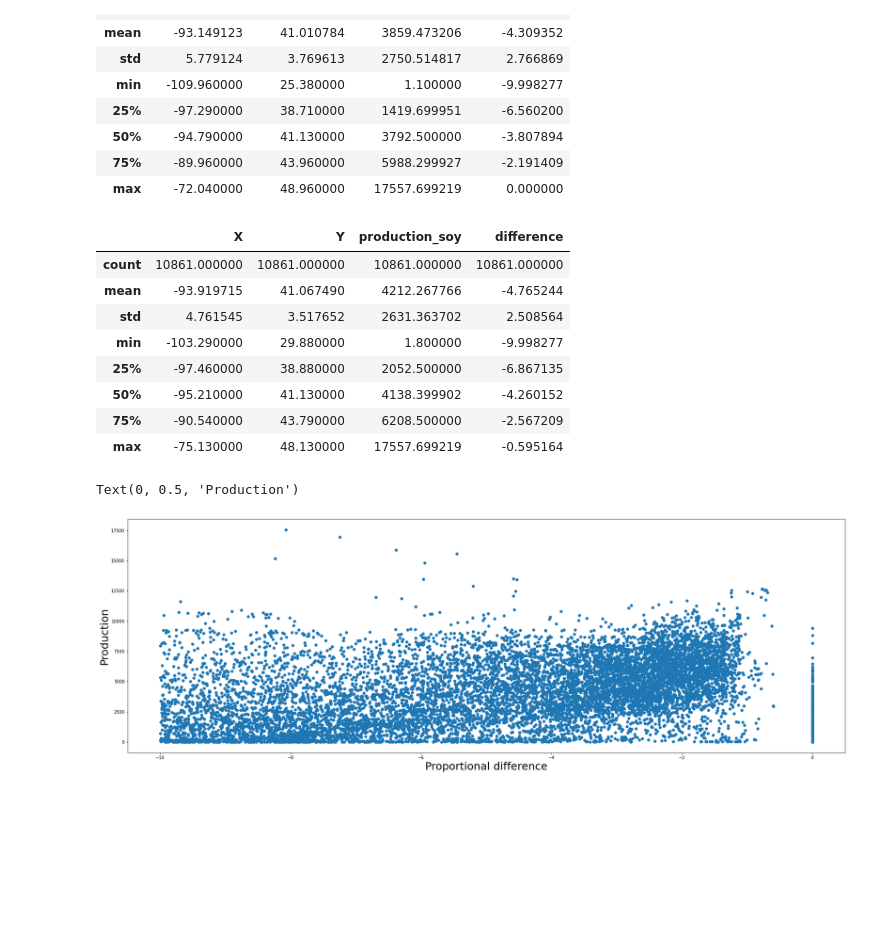
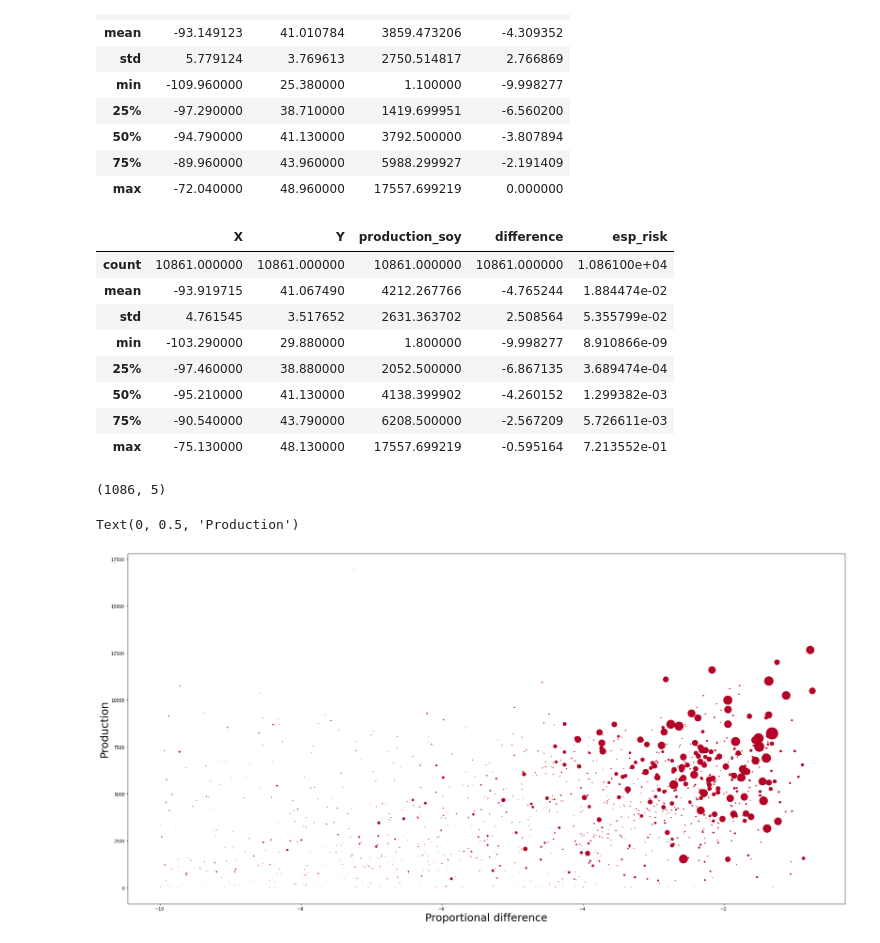
Before and after one commit to Vizzuality/landgriffon, a Jupyter notebook: data/notebooks/Lab/8_Water_risk_test.ipynb, the cells around one changed output. Saved outputs shown, nothing was run; the diff lists cells and outputs as text; code cells hidden in the pictures; blank space fills up the shorter version.

Commit message:
Updated check water risk indicator

```diff
--- a/data/notebooks/Lab/8_Water_risk_test.ipynb
+++ b/data/notebooks/Lab/8_Water_risk_test.ipynb
@@ -254,7 +254,7 @@ Input file size is 4320, 1668
 # %%
 diff=pd.read_csv('../../datasets/processed/water_indicators/differences_soy.xyz', sep=" ", header=None)
 diff.columns=["X", "Y", "difference"]
-diff.dropna(inplace=True)
+#diff.dropna(inplace=True)
 diff.describe()
 # %% [output]
 |  | X | Y | difference |
@@ -309,8 +309,8 @@ Input file size is 4320, 1668
 0...10...20...30...40...50...60...70...80...90...100 - done.
 All done
 # %%
-#esp=pd.read_csv('../../datasets/processed/water_indicators/risk_especific_soy.xyz', sep=" ", header=None)
-#esp.columns=["X", "Y", "esp_risk"]
+esp=pd.read_csv('../../datasets/processed/water_indicators/risk_especific_soy.xyz', sep=" ", header=None)
+esp.columns=["X", "Y", "esp_risk"]
 #esp.dropna(inplace=True)
 
 #dflt=pd.read_csv('../../datasets/processed/water_indicators/risk_especific_soy.xyz', sep=" ", header=None)
@@ -319,7 +319,7 @@ All done
 
 prod=pd.read_csv('../../datasets/processed/water_indicators/production_soy.xyz', sep=" ", header=None)
 prod.columns=["X", "Y", "production_soy"]
-prod.dropna(inplace=True)
+#prod.dropna(inplace=True)
 # %%
 prod[prod['production_soy']>1].describe()
 # %% [output]
@@ -338,7 +338,7 @@ Create a clean dataframe with cases where production > 1tn and differences < 10
 # %%
 prod=prod.round({'X':2, 'Y':2})
 diff=diff.round({'X':2, 'Y':2})
-df_combined=prod.merge(diff['difference'], left_index=True, right_index=True, how='inner')
+df_combined=prod.merge(diff['difference'], left_index=True, right_index=True, how='inner').merge(esp['esp_risk'], left_index=True, right_index=True, how='inner')
 df_combined_clean=df_combined[(df_combined['production_soy']>1) & (df_combined['difference'] > -10)]
 df_combined_clean.head()
 # %% [output]
@@ -363,22 +363,30 @@ df_combined_clean.describe()
 # %%
 df_combined_clean[df_combined_clean['difference'] != 0].describe()
 # %% [output]
-|  | X | Y | production_soy | difference |
-| count | 10861.000000 | 10861.000000 | 10861.000000 | 10861.000000 |
-| mean | -93.919715 | 41.067490 | 4212.267766 | -4.765244 |
-| std | 4.761545 | 3.517652 | 2631.363702 | 2.508564 |
-| min | -103.290000 | 29.880000 | 1.800000 | -9.998277 |
-| 25% | -97.460000 | 38.880000 | 2052.500000 | -6.867135 |
-| 50% | -95.210000 | 41.130000 | 4138.399902 | -4.260152 |
-| 75% | -90.540000 | 43.790000 | 6208.500000 | -2.567209 |
-| max | -75.130000 | 48.130000 | 17557.699219 | -0.595164 |
+|  | X | Y | production_soy | difference | esp_risk |
+| count | 10861.000000 | 10861.000000 | 10861.000000 | 10861.000000 | 1.086100e+04 |
+| mean | -93.919715 | 41.067490 | 4212.267766 | -4.765244 | 1.884474e-02 |
+| std | 4.761545 | 3.517652 | 2631.363702 | 2.508564 | 5.355799e-02 |
+| min | -103.290000 | 29.880000 | 1.800000 | -9.998277 | 8.910866e-09 |
+| 25% | -97.460000 | 38.880000 | 2052.500000 | -6.867135 | 3.689474e-04 |
+| 50% | -95.210000 | 41.130000 | 4138.399902 | -4.260152 | 1.299382e-03 |
+| 75% | -90.540000 | 43.790000 | 6208.500000 | -2.567209 | 5.726611e-03 |
+| max | -75.130000 | 48.130000 | 17557.699219 | -0.595164 | 7.213552e-01 |
+# %%
+df_sampled=df_combined_clean[df_combined_clean['difference'] != 0].sample(frac=0.1)
+df_sampled.shape
+# %% [output]
+(1086, 5)
 # %%
-fig, ax = plt.subplots(figsize=[30,10])
-x=df_combined_clean['difference']
-y=df_combined_clean['production_soy']
-plt.scatter(x, y, vmin = -10, vmax=0)
+fig, ax = plt.subplots(figsize=[30,15])
+x=df_sampled['difference']
+y=df_sampled['production_soy']
+z=df_sampled['esp_risk']
+plt.scatter(x, y, c=z, cmap="coolwarm", s=z*1500, vmin = -10, vmax=0)
 plt.xlabel('Proportional difference', fontsize = 25)
 plt.ylabel('Production', fontsize = 25)
+
+#Size represents water risk
 # %% [output]
 Text(0, 0.5, 'Production')
-[figure, old version]
+[figure, new version]
```
Also changed, not shown: parts of 2 cells of this notebook.
